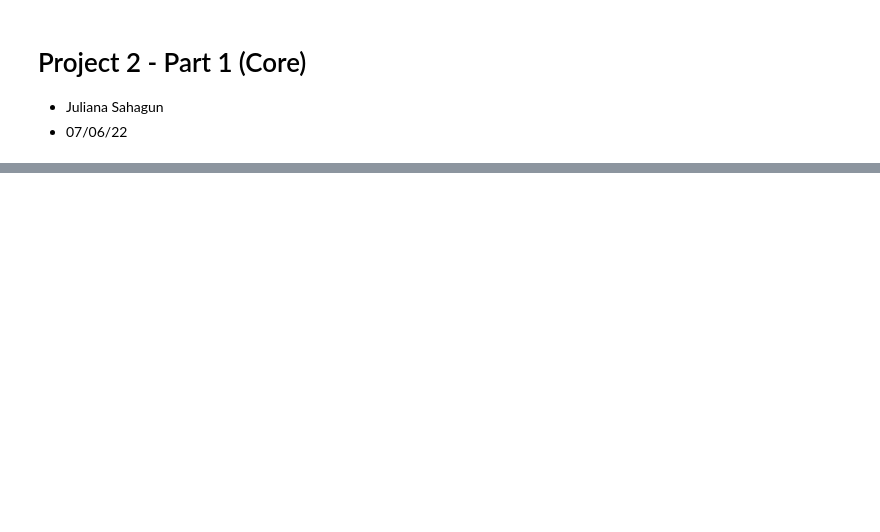
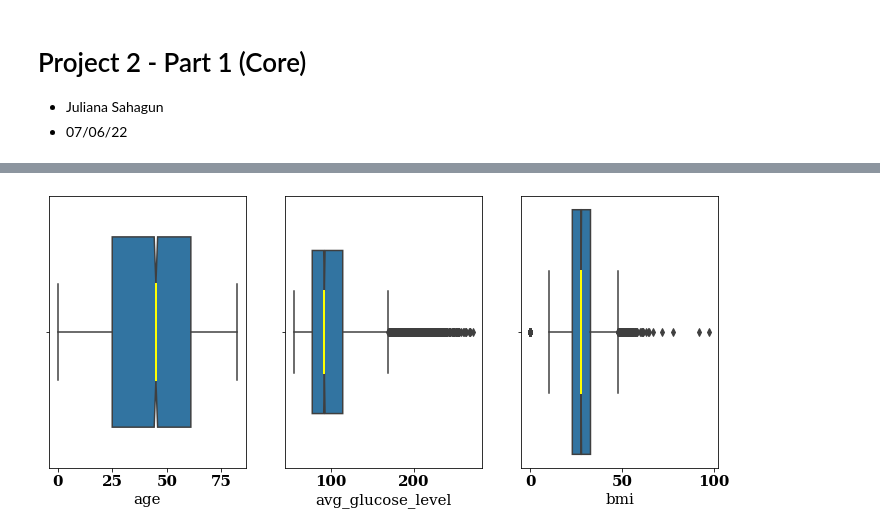
Before and after one commit to julianasaha/Risk-of-Stroke-Prediction, a Jupyter notebook: Project_2_Part_1_(Core).ipynb, the cells around one changed output, grey strips where cells are left out. Saved outputs shown, nothing was run; the diff lists cells and outputs as text; code cells hidden in the pictures; blank space fills up the shorter version.

```diff
--- a/Project_2_Part_1_(Core).ipynb
+++ b/Project_2_Part_1_(Core).ipynb
@@ -96,0 +186,14 @@ Size of the Data
+# %%
+#Creat a univariate boxplot for columns with different numeric ranges
+fig, axes = plt.subplots(nrows = 1, ncols = 3, figsize = (12,5))
+
+sns.boxplot(data=df, x='age',medianprops = dict(linestyle='-', linewidth=2, color='Yellow'),notch=True,
+            width = .7,ax=axes[0])
+sns.boxplot(data=df, x='avg_glucose_level',medianprops = dict(linestyle='-', linewidth=2, color='Yellow'),notch=True,
+            width = .6,ax=axes[1])
+sns.boxplot(data=df, x='bmi',medianprops = dict(linestyle='-', linewidth=2, color='Yellow'),notch=True,
+            width = .9,ax=axes[2])
+plt.rcParams.update( {'font.family':'serif', 'font.size':15,
+                      'font.weight':'bold'})
+# %% [output]
+[figure, added]
```
Also changed, not shown: parts of 25 cells of this notebook.
